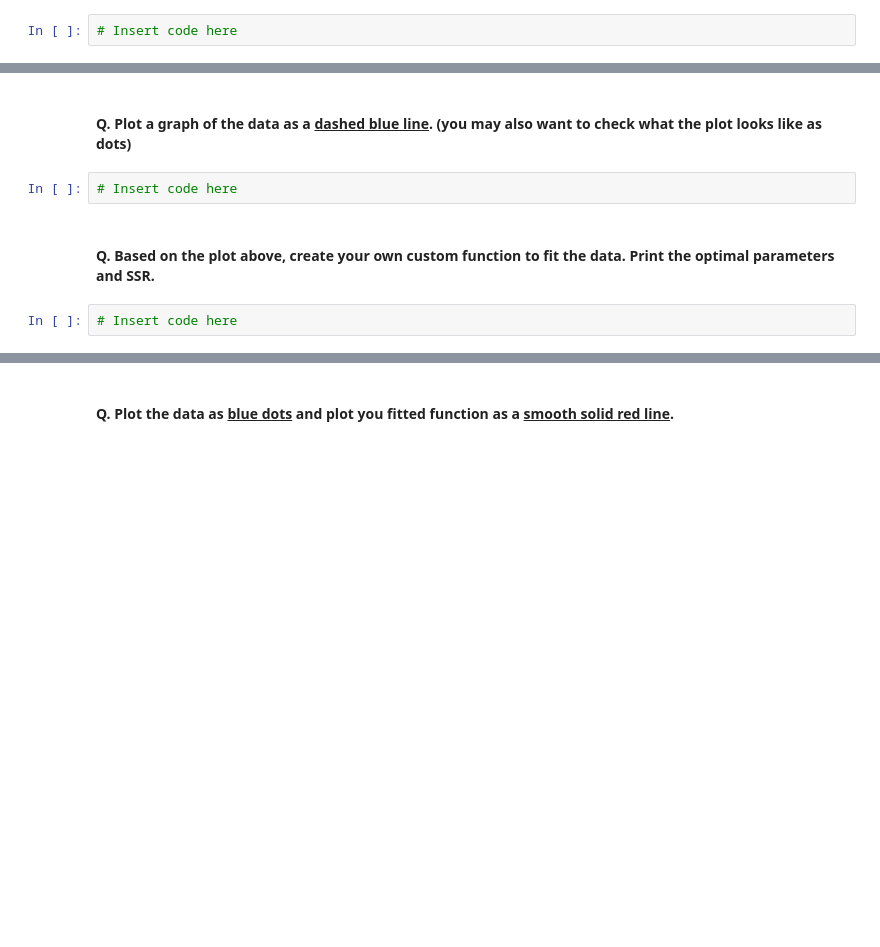
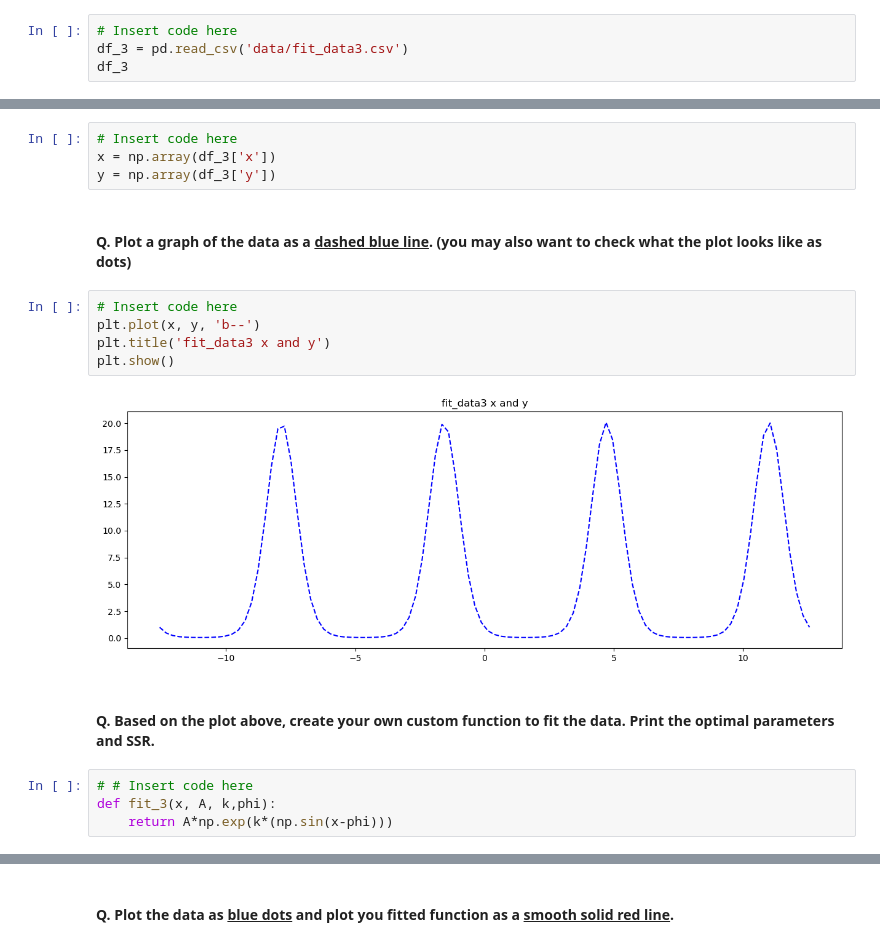
Before and after one commit to Brittany2028/ml-quiz, a Jupyter notebook: Take Home Quiz 1 - Curve Fitting.ipynb, the cells around one changed output, grey strips where cells are left out. Drawn from its saved outputs; the diff is of its cells as text; blank space fills up the shorter version.

```diff
--- a/Take Home Quiz 1 - Curve Fitting.ipynb
+++ b/Take Home Quiz 1 - Curve Fitting.ipynb
@@ -182,3 +230,5 @@ For this sections, we will be using the following datasets: `fit_data1.csv`, `fi
 #### Q. Load the `fit_data3.csv` dataset using pandas and print the dataframe.
 # %%
 # Insert code here
+df_3 = pd.read_csv('data/fit_data3.csv')
+df_3
@@ -189,8 +251,19 @@ For this sections, we will be using the following datasets: `fit_data1.csv`, `fi
+# %%
+# Insert code here
+x = np.array(df_3['x'])
+y = np.array(df_3['y'])
 # %% [markdown]
 #### Q. Plot a graph of the data as a <b><u>dashed blue line</u></b>. (you may also want to check what the plot looks like as dots)
-# %%
-# Insert code here
+# %%
+# Insert code here
+plt.plot(x, y, 'b--')
+plt.title('fit_data3 x and y')
+plt.show()
+# %% [output]
+[figure, added]
 # %% [markdown]
 #### Q. Based on the plot above, create your own custom function to fit the data. Print the optimal parameters and SSR.
-# %%
-# Insert code here
+# %%
+# # Insert code here
+def fit_3(x, A, k,phi):
+    return A*np.exp(k*(np.sin(x-phi)))
```
Also changed, not shown: parts of 15 cells of this notebook, 1 other file.
